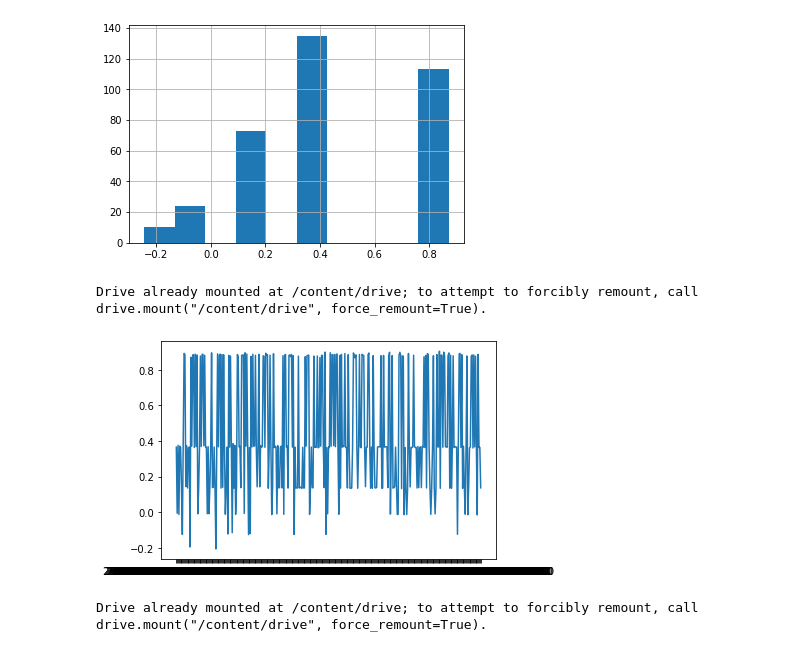
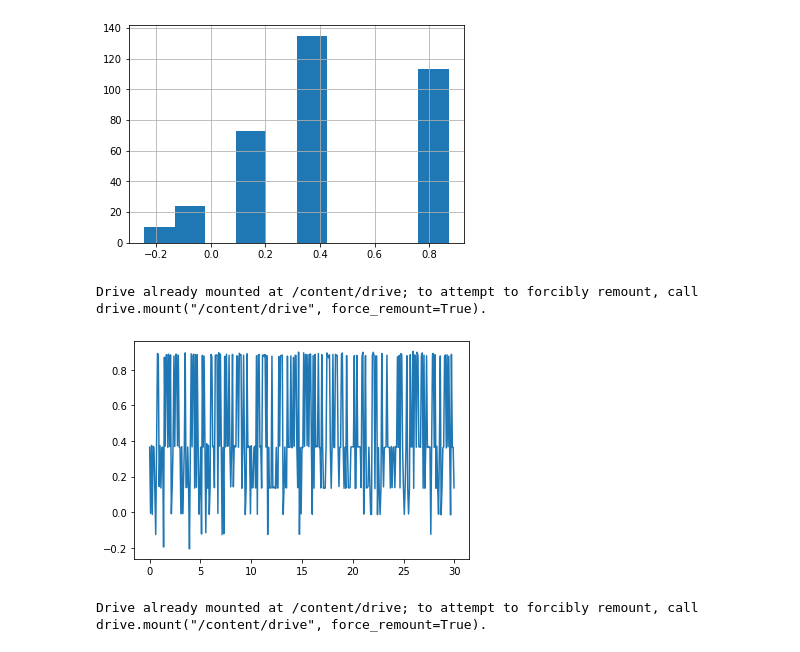
Before and after one commit to Sean-Reinhardt/Reinhardt-Sean, a Jupyter notebook: CodingTask1.ipynb, the cells around one changed output. Drawn from its saved outputs; the diff is of its cells as text; code cells hidden in the pictures.

```diff
--- a/CodingTask1.ipynb
+++ b/CodingTask1.ipynb
@@ -19,3 +19,18 @@ datafile and saves that information into a separate textfile. [0.5 points]
 - **CT-1.5** Write a function which takes two wavelengths as input and plots the difference of the data at these lengths over time. [2.0 points]
 - **CT-1.6** Let the x-axis be in seconds, label the axes with names and units, label the plot with color and legend, make a title for the plot. Save the plot to a file. [2.0 points]
 - **CT-1.7** Plot the full and some reduced datasets in the same figure. Is there any visual difference? [2.0 points]
+# %%
+#1.5
+import pandas as pd
+import numpy as np
+from google.colab import drive
+drive.mount('/content/drive')
+path = '/content/drive/MyDrive/datascience/CCD-Data.txt'
+
+df = pd.read_csv(path, delimiter='\t', header=13)
+
+data = np.array(df)
+
+reduced_data = data[:,2::365]
+da
+#time_in_s = (data[1]-1540456324789)/1000
@@ -39,26 +58,28 @@ Drive already mounted at /content/drive; to attempt to forcibly remount, call dr
 # %%
 #CT-1.5
 import pandas as pd
 from google.colab import drive
 import matplotlib.pyplot as plt
 drive.mount('/content/drive')
 path = '/content/drive/MyDrive/datascience/CCD-Data.txt'
 
 df = pd.read_csv(path, delimiter='\t', header=13)
 
+df['Unnamed: 1'] = (df['Unnamed: 1'] - 1540456324789)/1000
+
 def plot_difference(data, colm, coln, x):
   a_val = data[colm]
   b_val = data[coln]
   x_val = data[x]
   difference = a_val - b_val
 
   fig, ax = plt.subplots()
   ax.plot(x_val, difference)
 
-plot_difference(df,'316.6137','780.0381','Unnamed: 0')
+plot_difference(df,'316.6137','780.0381', 'Unnamed: 1')
 # %% [output]
 Drive already mounted at /content/drive; to attempt to forcibly remount, call drive.mount("/content/drive", force_remount=True).
-[figure, old version]
+[figure, new version]
 # %%
 #CT-1.6
 import pandas as pd
```
Also changed, not shown: parts of 1 cell of this notebook.
